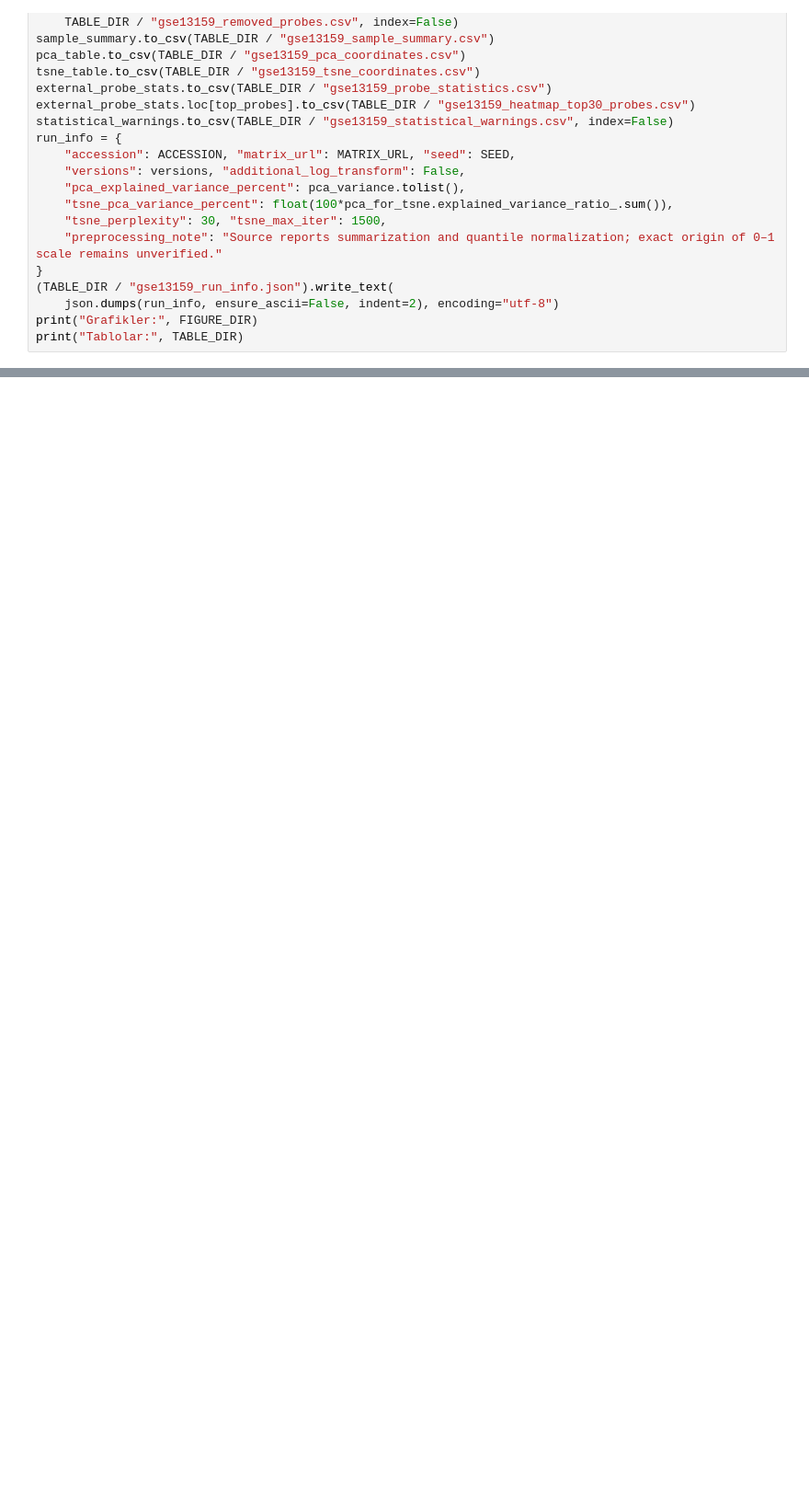
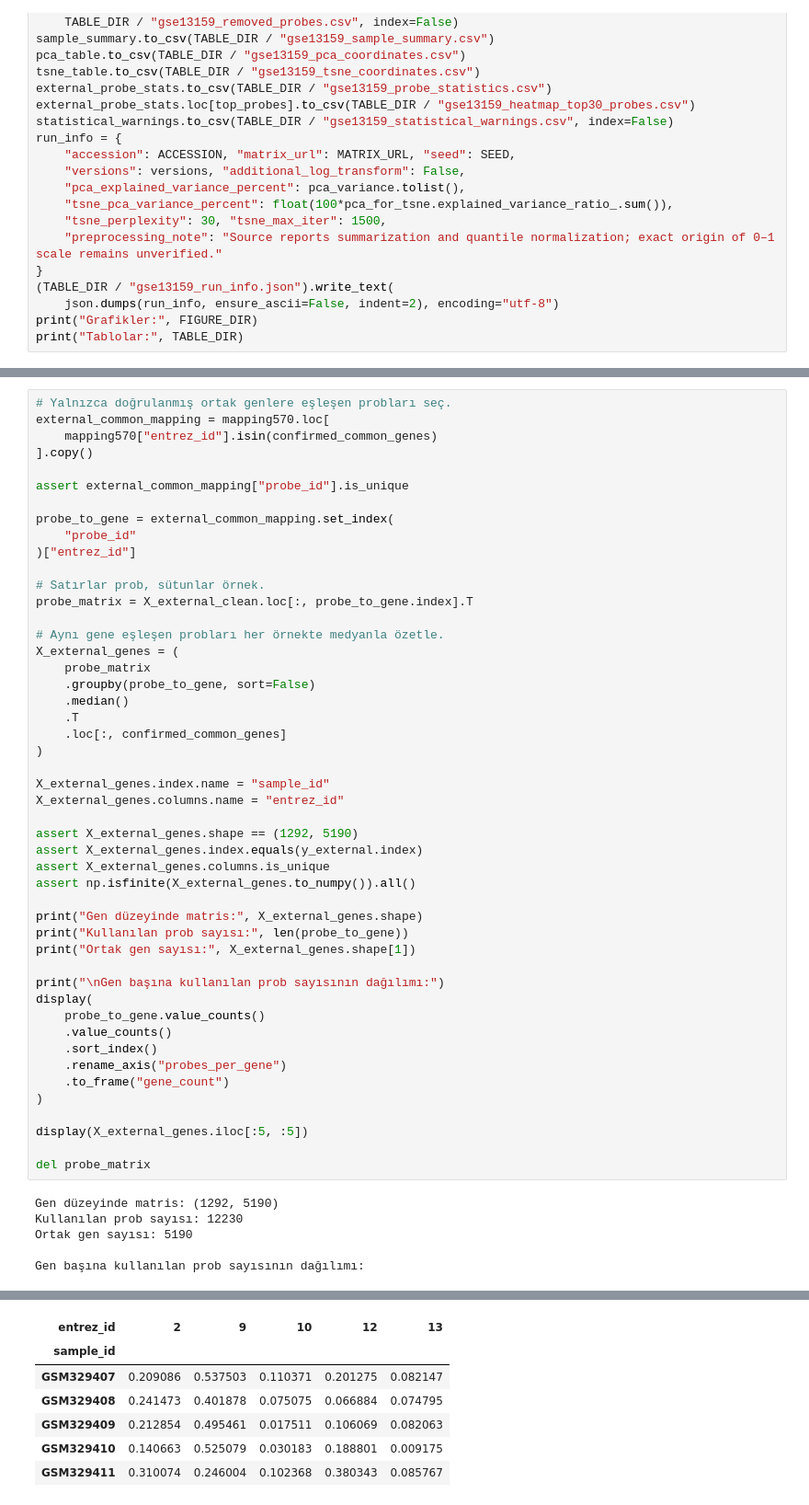
Before and after one commit to feyzatesoglu/all-aml-gene-expression-classification, a Jupyter notebook: notebooks/02_external_dataset_exploration.ipynb, the cells around one changed output, grey strips where cells are left out. Shown at 92% size. Cells and saved outputs as stored; diff of their text form; blank space fills up the shorter version.

Commit message:
feat: map Golub and GSE13159 probes to 5190 shared genes

```diff
--- a/notebooks/02_external_dataset_exploration.ipynb
+++ b/notebooks/02_external_dataset_exploration.ipynb
@@ -452,0 +776,54 @@ print("Tablolar:", TABLE_DIR)
+# %%
+# Yalnızca doğrulanmış ortak genlere eşleşen probları seç.
+external_common_mapping = mapping570.loc[
+    mapping570["entrez_id"].isin(confirmed_common_genes)
+].copy()
+
+assert external_common_mapping["probe_id"].is_unique
+
+probe_to_gene = external_common_mapping.set_index(
+    "probe_id"
+)["entrez_id"]
+
+# Satırlar prob, sütunlar örnek.
+probe_matrix = X_external_clean.loc[:, probe_to_gene.index].T
+
+# Aynı gene eşleşen probları her örnekte medyanla özetle.
+X_external_genes = (
+    probe_matrix
+    .groupby(probe_to_gene, sort=False)
+    .median()
+    .T
+    .loc[:, confirmed_common_genes]
+)
+
+X_external_genes.index.name = "sample_id"
+X_external_genes.columns.name = "entrez_id"
+
+assert X_external_genes.shape == (1292, 5190)
+assert X_external_genes.index.equals(y_external.index)
+assert X_external_genes.columns.is_unique
+assert np.isfinite(X_external_genes.to_numpy()).all()
+
+print("Gen düzeyinde matris:", X_external_genes.shape)
+print("Kullanılan prob sayısı:", len(probe_to_gene))
+print("Ortak gen sayısı:", X_external_genes.shape[1])
+
+print("\nGen başına kullanılan prob sayısının dağılımı:")
+display(
+    probe_to_gene.value_counts()
+    .value_counts()
+    .sort_index()
+    .rename_axis("probes_per_gene")
+    .to_frame("gene_count")
+)
+
+display(X_external_genes.iloc[:5, :5])
+
+del probe_matrix
+# %% [output]
+Gen düzeyinde matris: (1292, 5190)
+Kullanılan prob sayısı: 12230
+Ortak gen sayısı: 5190
+
+Gen başına kullanılan prob sayısının dağılımı:
@@ -452,0 +847,7 @@ print("Tablolar:", TABLE_DIR)
+| entrez_id | 2 | 9 | 10 | 12 | 13 |
+| sample_id |  |  |  |  |  |
+| GSM329407 | 0.209086 | 0.537503 | 0.110371 | 0.201275 | 0.082147 |
+| GSM329408 | 0.241473 | 0.401878 | 0.075075 | 0.066884 | 0.074795 |
+| GSM329409 | 0.212854 | 0.495461 | 0.017511 | 0.106069 | 0.082063 |
+| GSM329410 | 0.140663 | 0.525079 | 0.030183 | 0.188801 | 0.009175 |
+| GSM329411 | 0.310074 | 0.246004 | 0.102368 | 0.380343 | 0.085767 |
```
Also changed, not shown: parts of 6 cells of this notebook.
